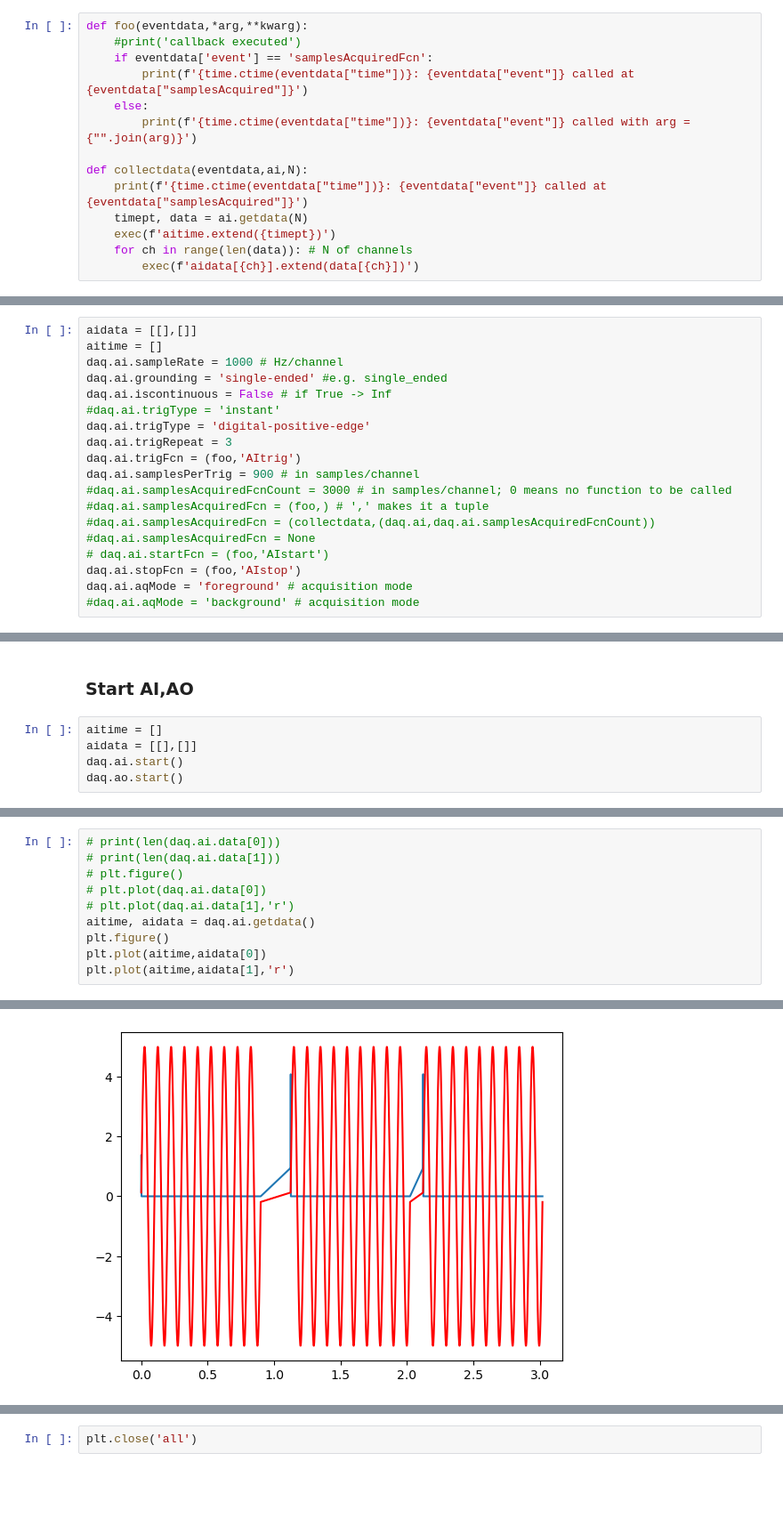
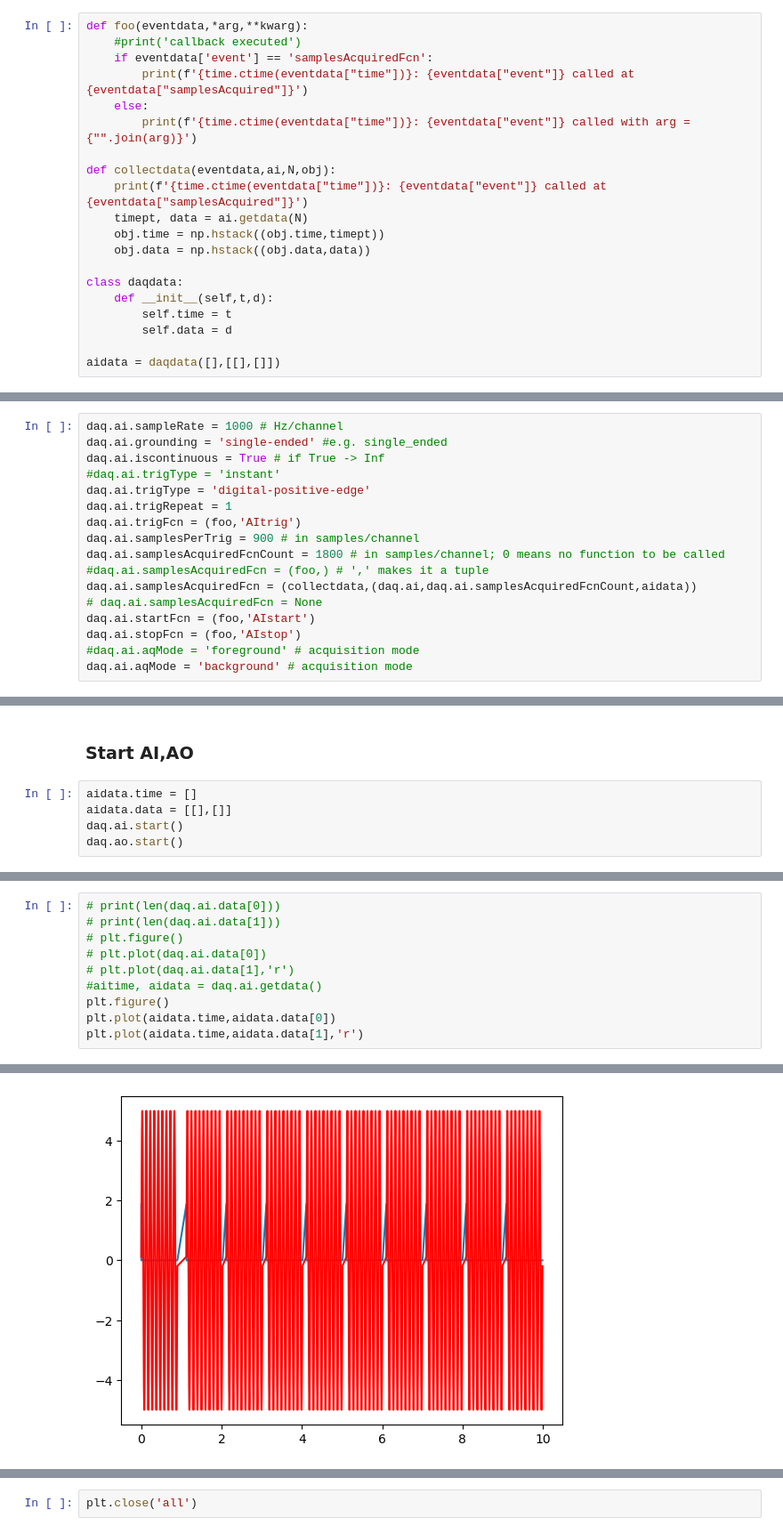
Before and after one commit to wtmtmw/daqx, a Jupyter notebook: src/test_ground.ipynb, the cells around one changed output, grey strips where cells are left out. Shown at 89% size. Saved outputs shown, nothing was run; the diff lists cells and outputs as text; blank space fills up the shorter version.

```diff
--- a/src/test_ground.ipynb
+++ b/src/test_ground.ipynb
@@ -17,9 +17,15 @@ def foo(eventdata,*arg,**kwarg):
     else:
         print(f'{time.ctime(eventdata["time"])}: {eventdata["event"]} called with arg = {"".join(arg)}')
 
-def collectdata(eventdata,ai,N):
+def collectdata(eventdata,ai,N,obj):
     print(f'{time.ctime(eventdata["time"])}: {eventdata["event"]} called at {eventdata["samplesAcquired"]}')
     timept, data = ai.getdata(N)
-    exec(f'aitime.extend({timept})')
-    for ch in range(len(data)): # N of channels
-        exec(f'aidata[{ch}].extend(data[{ch}])')
+    obj.time = np.hstack((obj.time,timept))
+    obj.data = np.hstack((obj.data,data))
+
+class daqdata:
+    def __init__(self,t,d):
+        self.time = t
+        self.data = d
+
+aidata = daqdata([],[[],[]])
@@ -26,24 +35,22 @@ def collectdata(eventdata,ai,N):
 # %% [markdown]
 ### Set up AI
 # %%
-aidata = [[],[]]
-aitime = []
 daq.ai.sampleRate = 1000 # Hz/channel
 daq.ai.grounding = 'single-ended' #e.g. single_ended
-daq.ai.iscontinuous = False # if True -> Inf
+daq.ai.iscontinuous = True # if True -> Inf
 #daq.ai.trigType = 'instant'
 daq.ai.trigType = 'digital-positive-edge'
-daq.ai.trigRepeat = 3
+daq.ai.trigRepeat = 1
 daq.ai.trigFcn = (foo,'AItrig')
 daq.ai.samplesPerTrig = 900 # in samples/channel
-#daq.ai.samplesAcquiredFcnCount = 3000 # in samples/channel; 0 means no function to be called
+daq.ai.samplesAcquiredFcnCount = 1800 # in samples/channel; 0 means no function to be called
 #daq.ai.samplesAcquiredFcn = (foo,) # ',' makes it a tuple
-#daq.ai.samplesAcquiredFcn = (collectdata,(daq.ai,daq.ai.samplesAcquiredFcnCount))
-#daq.ai.samplesAcquiredFcn = None
-# daq.ai.startFcn = (foo,'AIstart')
+daq.ai.samplesAcquiredFcn = (collectdata,(daq.ai,daq.ai.samplesAcquiredFcnCount,aidata))
+# daq.ai.samplesAcquiredFcn = None
+daq.ai.startFcn = (foo,'AIstart')
 daq.ai.stopFcn = (foo,'AIstop')
-daq.ai.aqMode = 'foreground' # acquisition mode
-#daq.ai.aqMode = 'background' # acquisition mode
+#daq.ai.aqMode = 'foreground' # acquisition mode
+daq.ai.aqMode = 'background' # acquisition mode
 # %% [markdown]
 ### Set up AO
 # %%
@@ -78,8 +85,8 @@ daq.ao.putdata(aodata)
 # %% [markdown]
 ### Start AI,AO
 # %%
-aitime = []
-aidata = [[],[]]
+aidata.time = []
+aidata.data = [[],[]]
 daq.ai.start()
 daq.ao.start()
 # %% [output]
@@ -99,14 +119,14 @@ Thu Nov 28 17:29:47 2024: AOstopFcn called with arg = AOstop
 # %%
 # print(len(daq.ai.data[0]))
 # print(len(daq.ai.data[1]))
 # plt.figure()
 # plt.plot(daq.ai.data[0])
 # plt.plot(daq.ai.data[1],'r')
-aitime, aidata = daq.ai.getdata()
+#aitime, aidata = daq.ai.getdata()
 plt.figure()
-plt.plot(aitime,aidata[0])
-plt.plot(aitime,aidata[1],'r')
+plt.plot(aidata.time,aidata.data[0])
+plt.plot(aidata.time,aidata.data[1],'r')
 # %% [output]
 [<matplotlib.lines.Line2D at 0x...>]
-[figure, old version]
+[figure, new version]
 # %%
```
Also changed, not shown: parts of 5 cells of this notebook.
